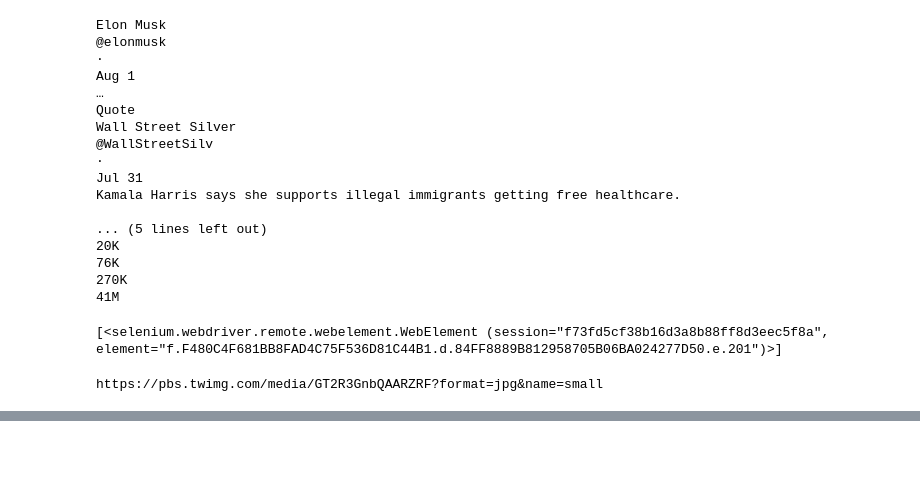
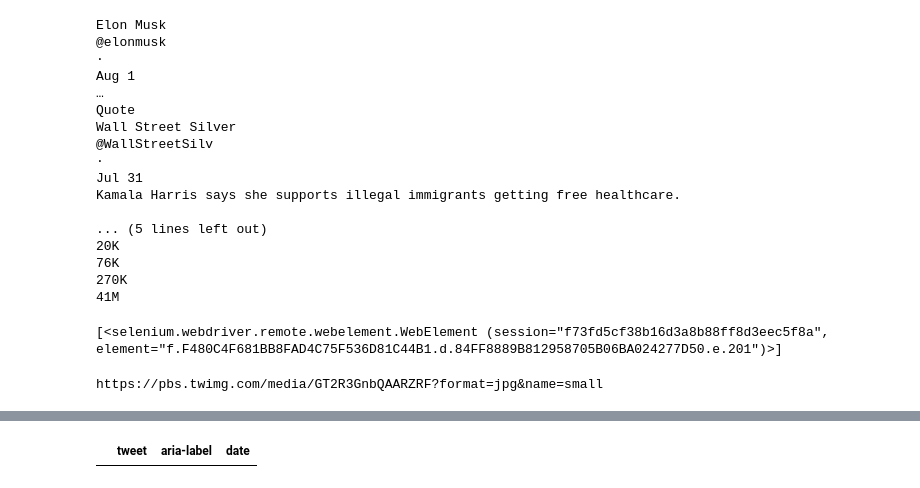
Before and after one commit to BloggingKIng/X-Scripts, a Jupyter notebook: tweets_scraper.ipynb, the cells around one changed output, grey strips where cells are left out. Saved outputs shown, nothing was run; the diff lists cells and outputs as text; code cells hidden in the pictures; blank space fills up the shorter version.

```diff
--- a/tweets_scraper.ipynb
+++ b/tweets_scraper.ipynb
@@ -158,0 +333,6 @@ https://pbs.twimg.com/media/GT1aE4UbwAEs8wk?format=jpg&name=small
+# %%
+df =  pd.DataFrame(columns=['tweet', 'aria-label', 'date'])
+# %%
+df
+# %% [output]
+|  | tweet | aria-label | date |
```
Also changed, not shown: parts of 21 cells of this notebook, 2 other files.
